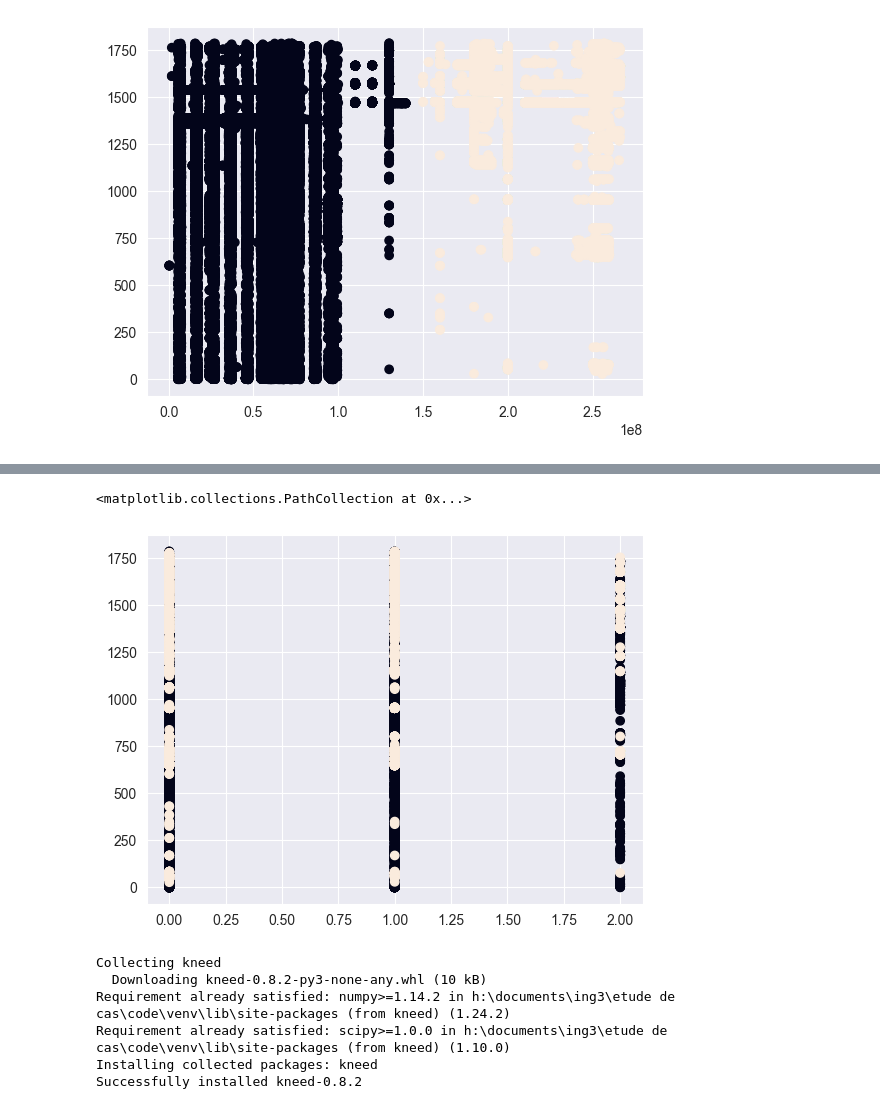
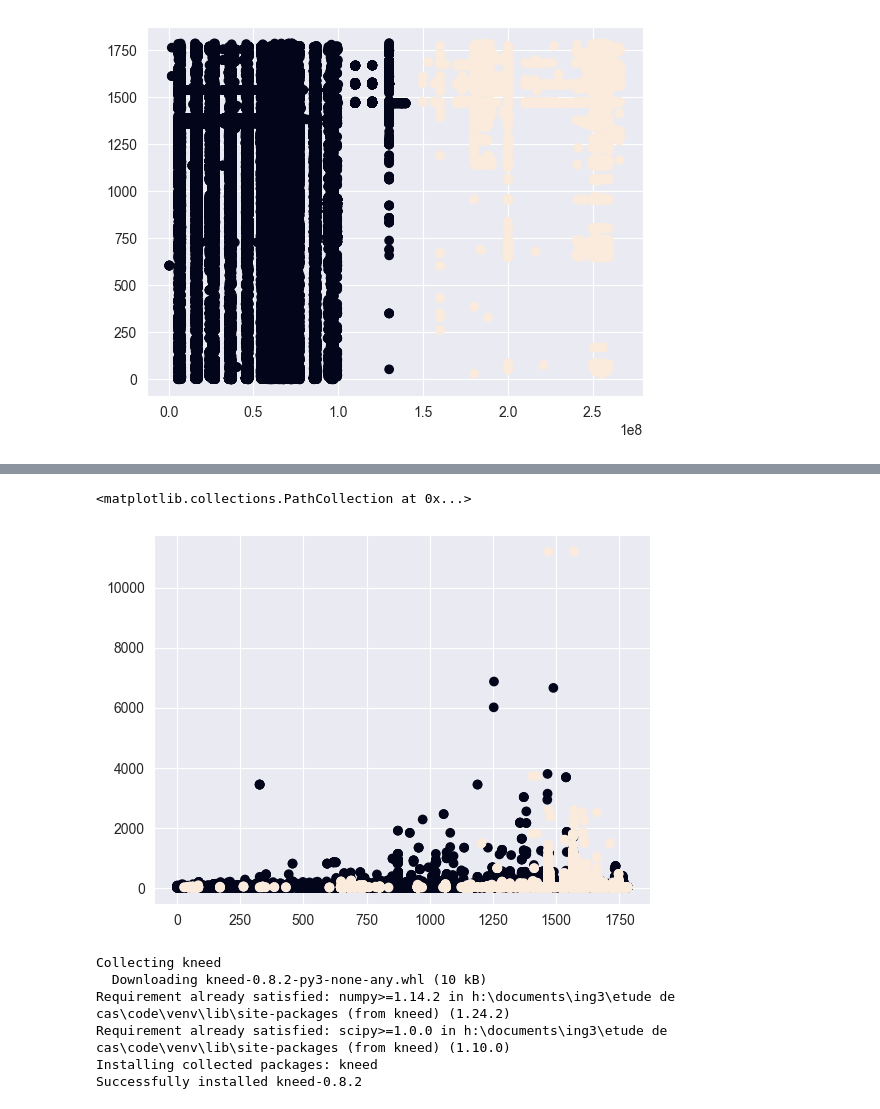
Before and after one commit to JonathanLouamba/Projet_GGVie, a Jupyter notebook: Detection_UniteLegaleHist_GGVIE.ipynb, the cells around one changed output, grey strips where cells are left out. Cells and saved outputs as stored; diff of their text form; code cells hidden in the pictures.

Commit message:
data visualization in progress

```diff
--- a/Detection_UniteLegaleHist_GGVIE.ipynb
+++ b/Detection_UniteLegaleHist_GGVIE.ipynb
@@ -191,4 +191,6 @@ Data columns (total 22 columns):
  21  duree                                          709443 non-null  int64
 dtypes: datetime64[ns](2), float64(2), int32(5), int64(13)
 memory usage: 111.0 MB
+# %%
+df = df.sort_values(by=['siren', 'dateDebut'])
 # %% [markdown]
@@ -363,8 +428,8 @@ memory usage: 111.0 MB
 # %%
-plt.scatter(df["etatAdministratifUniteLegale"], df["activitePrincipaleUniteLegale"], c=y_pred)
+plt.scatter(df["activitePrincipaleUniteLegale"], df["nicSiegeUniteLegale"], c=y_pred)
 # %% [output]
 <matplotlib.collections.PathCollection at 0x...>
-[figure, old version]
+[figure, new version]
 # %%
 inertie = []
 K_range = range(1,20)
```
Also changed, not shown: parts of 26 cells of this notebook, 2 other files.
